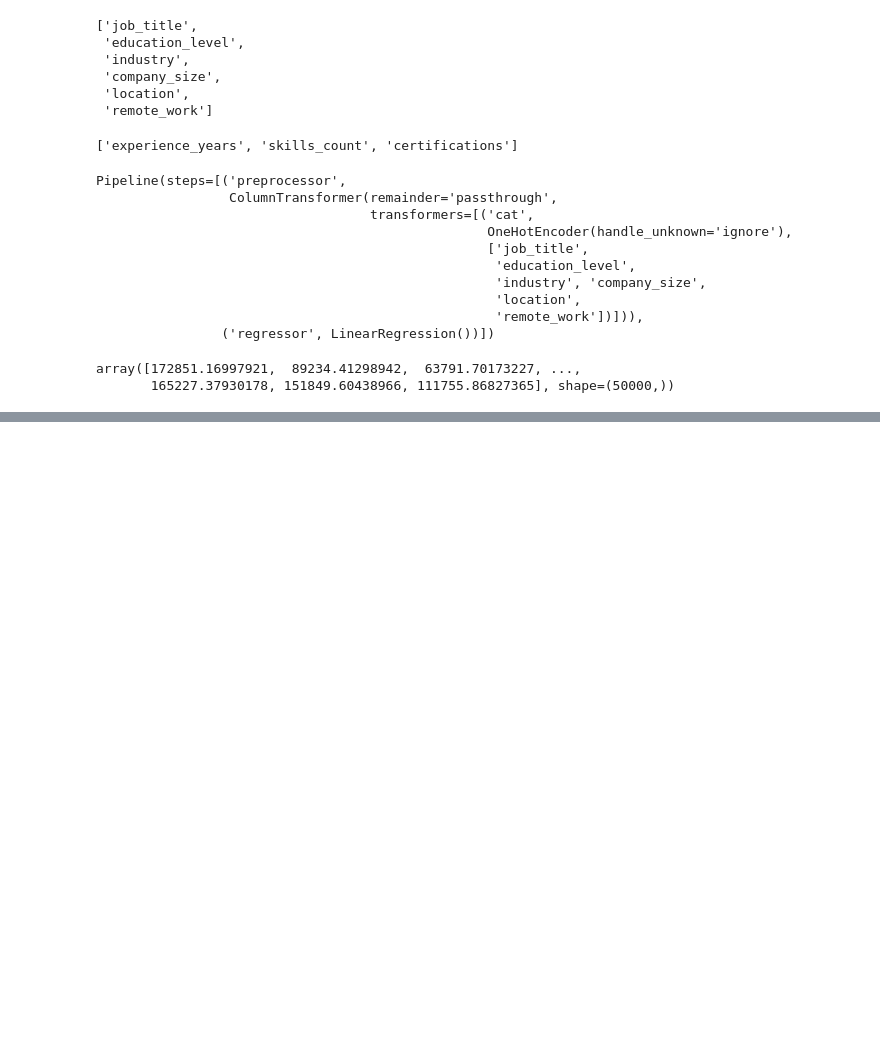
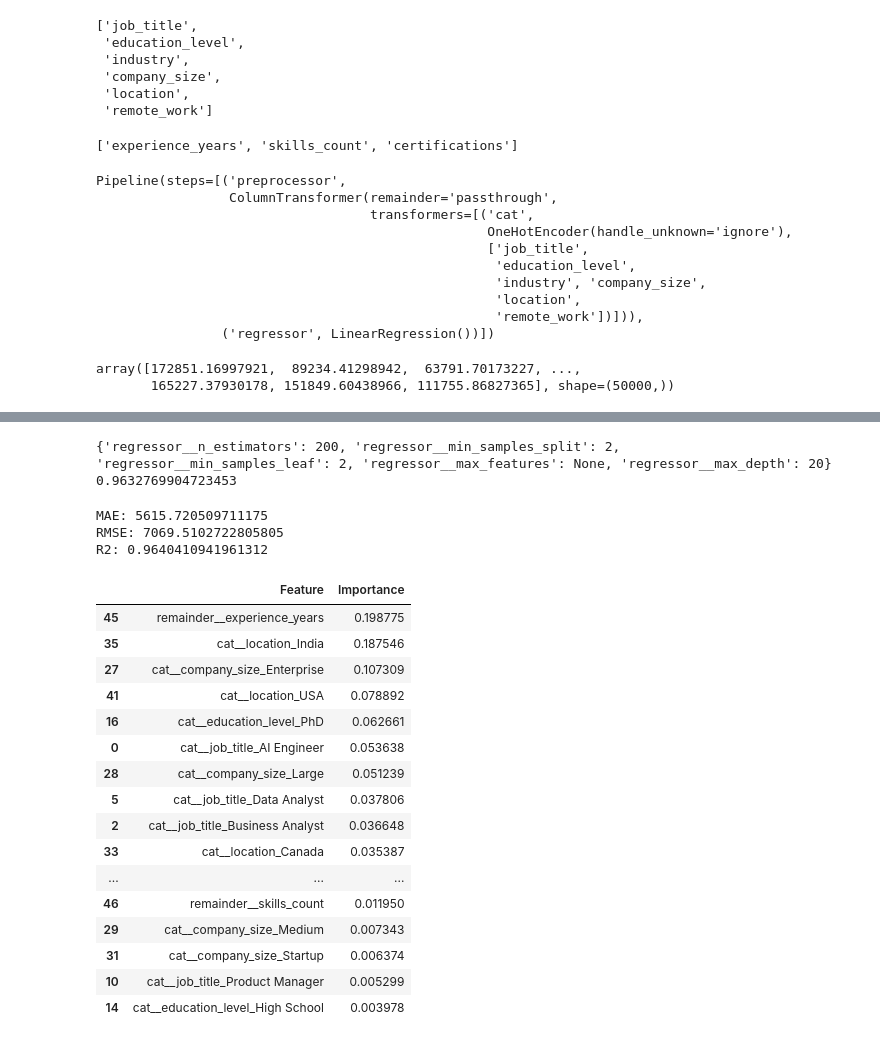
Before and after one commit to shahzada3/AI-Powered-salary-prediction-system, a Jupyter notebook: notebooks/End_to_End.ipynb, the cells around one changed output, grey strips where cells are left out. Cells and saved outputs as stored; diff of their text form; code cells hidden in the pictures; blank space fills up the shorter version.

```diff
--- a/notebooks/End_to_End.ipynb
+++ b/notebooks/End_to_End.ipynb
@@ -367,0 +461,13 @@ models
+# %%
+search = RandomizedSearchCV(
+    pipeline,
+    param_distributions=param_dist,
+    n_iter=15,
+    cv=5,
+    scoring="r2",
+    random_state=42,
+    n_jobs=None,
+    verbose=2
+)
+
+search.fit(x_train, y_train)
@@ -367,0 +509,54 @@ models
+# %%
+best_model = search.best_estimator_
+
+print(search.best_params_)
+print(search.best_score_)
+# %% [output]
+{'regressor__n_estimators': 200, 'regressor__min_samples_split': 2, 'regressor__min_samples_leaf': 2, 'regressor__max_features': None, 'regressor__max_depth': 20}
+0.9632769904723453
+# %%
+pred = best_model.predict(x_test)
+
+print("MAE:", mean_absolute_error(y_test, pred))
+print("RMSE:", np.sqrt(mean_squared_error(y_test, pred)))
+print("R2:", r2_score(y_test, pred))
+# %% [output]
+MAE: 5615.720509711175
+RMSE: 7069.5102722805805
+R2: 0.9640410941961312
+# %%
+feature_names = best_model.named_steps[
+    "preprocessor"
+].get_feature_names_out()
+
+importance = best_model.named_steps[
+    "regressor"
+].feature_importances_
+
+importance_df = (
+    pd.DataFrame({
+        "Feature": feature_names,
+        "Importance": importance
+    })
+    .sort_values("Importance", ascending=False)
+)
+
+importance_df.head(20)
+# %% [output]
+|  | Feature | Importance |
+| 45 | remainder__experience_years | 0.198775 |
+| 35 | cat__location_India | 0.187546 |
+| 27 | cat__company_size_Enterprise | 0.107309 |
+| 41 | cat__location_USA | 0.078892 |
+| 16 | cat__education_level_PhD | 0.062661 |
+| 0 | cat__job_title_AI Engineer | 0.053638 |
+| 28 | cat__company_size_Large | 0.051239 |
+| 5 | cat__job_title_Data Analyst | 0.037806 |
+| 2 | cat__job_title_Business Analyst | 0.036648 |
+| 33 | cat__location_Canada | 0.035387 |
+| ... | ... | ... |
+| 46 | remainder__skills_count | 0.011950 |
+| 29 | cat__company_size_Medium | 0.007343 |
+| 31 | cat__company_size_Startup | 0.006374 |
+| 10 | cat__job_title_Product Manager | 0.005299 |
+| 14 | cat__education_level_High School | 0.003978 |
```
Also changed, not shown: parts of 13 cells of this notebook, 5 other files.
